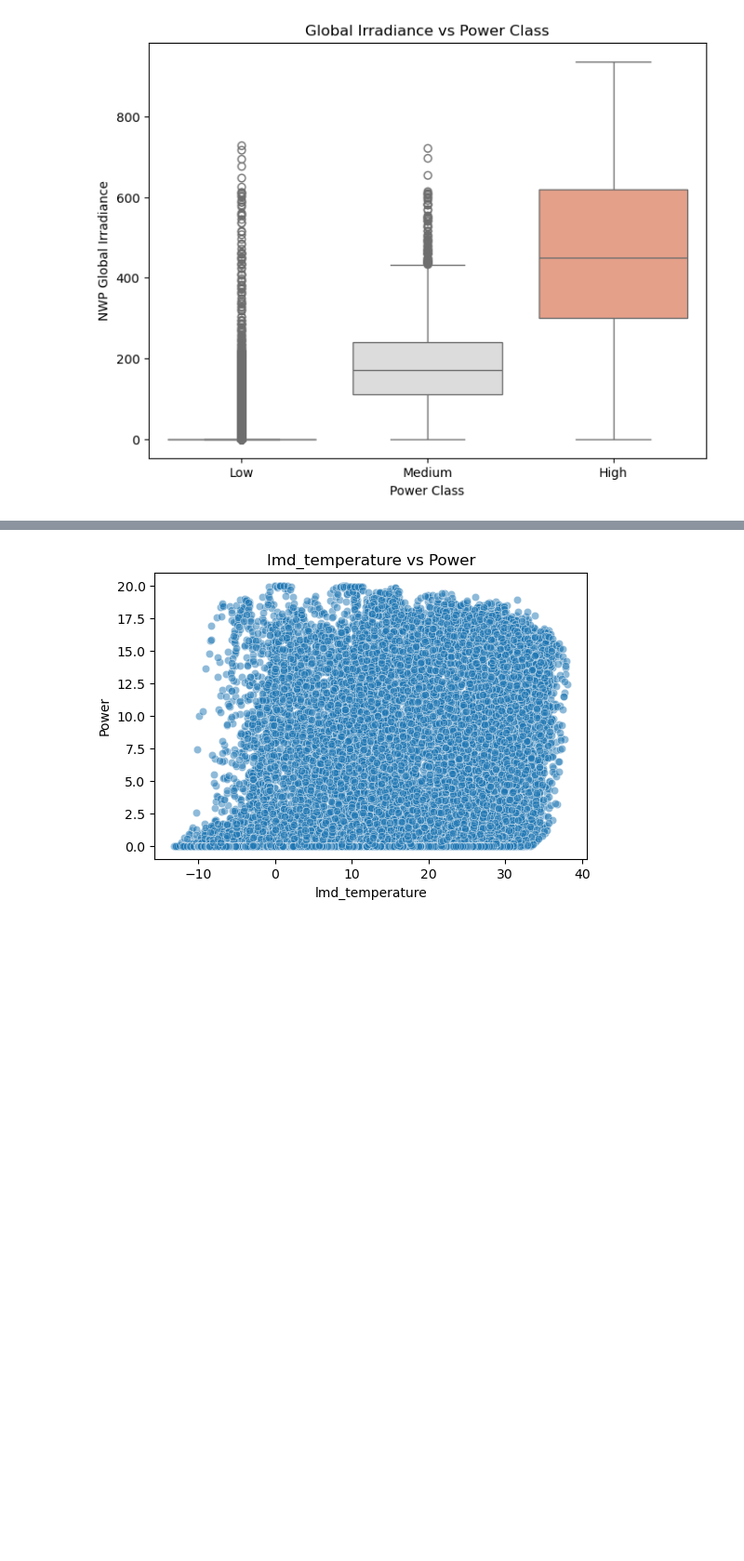
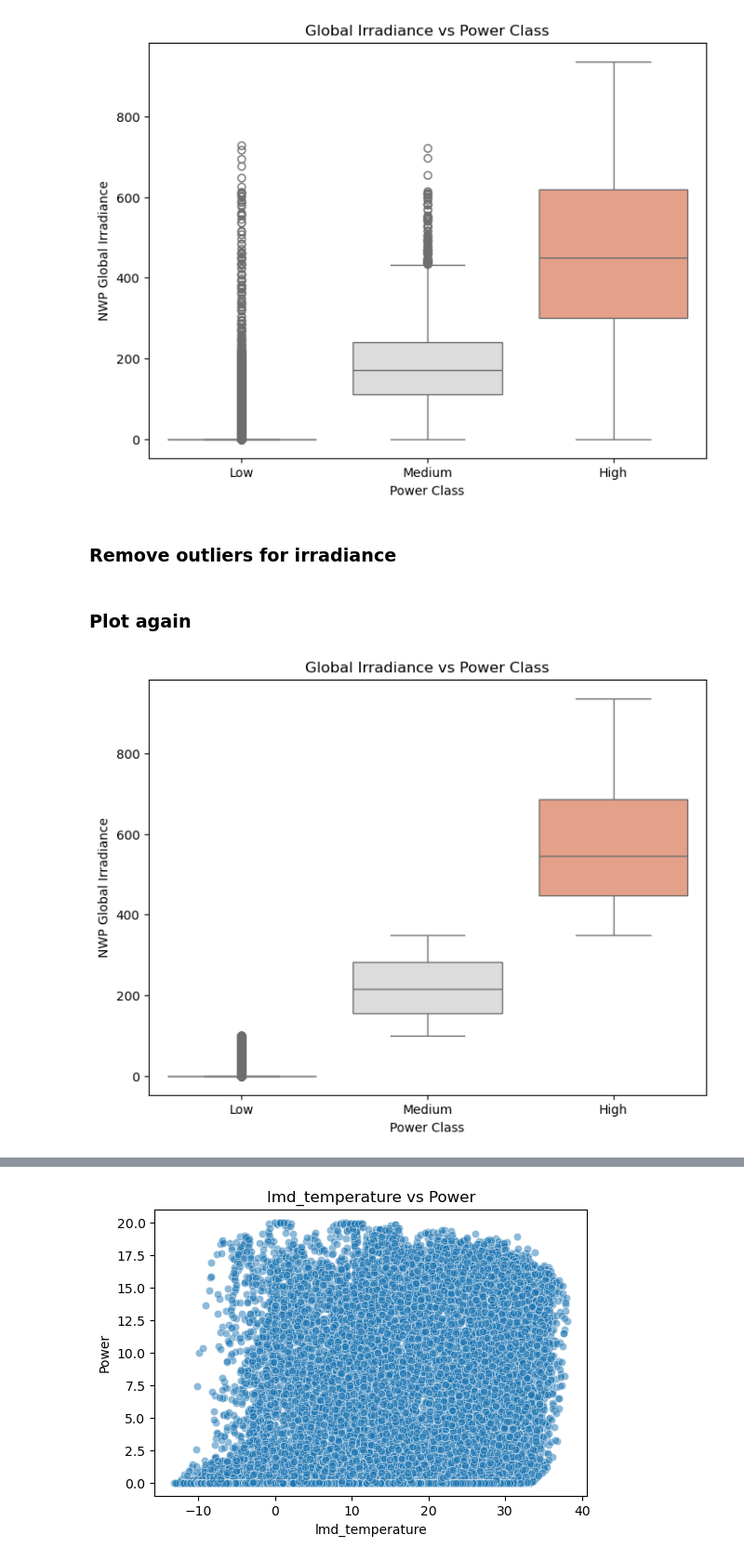
Before and after one commit to tolly00/capstone-project, a Jupyter notebook: Single-station_Trained_Model.ipynb, the cells around one changed output, grey strips where cells are left out. Shown at 93% size. Saved outputs shown, nothing was run; the diff lists cells and outputs as text; code cells hidden in the pictures; blank space fills up the shorter version.

Commit message:
Outliers removal and relableling

```diff
--- a/Single-station_Trained_Model.ipynb
+++ b/Single-station_Trained_Model.ipynb
@@ -125,3 +125,5 @@ plt.ylabel('NWP Global Irradiance')
 plt.show()
 # %% [output]
 [figure]
+# %% [markdown]
+### Remove outliers for irradiance
@@ -128,3 +144,15 @@ plt.show()
+# %% [markdown]
+### Plot again
+# %%
+# relationship between Global Irradiance & Power Class
+plt.figure(figsize=(8,6))
+sns.boxplot(data=df, x='power_class', y='nwp_globalirrad', palette='coolwarm')
+plt.title('Global Irradiance vs Power Class')
+plt.xlabel('Power Class')
+plt.ylabel('NWP Global Irradiance')
+plt.show()
+# %% [output]
+[figure, added]
 # %%
 # relationship between temperature & Power Class
 plt.figure(figsize=(8,6))
```
Also changed, not shown: parts of 18 cells of this notebook.
